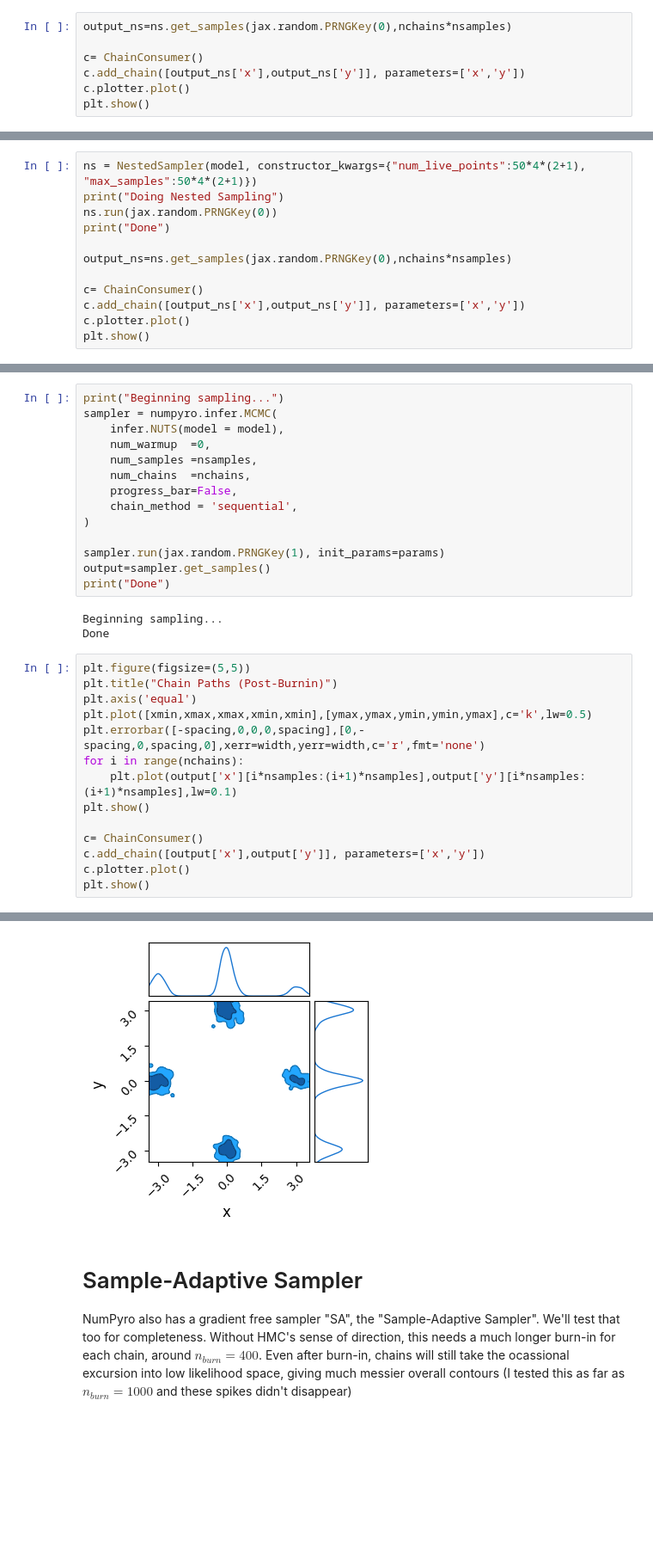
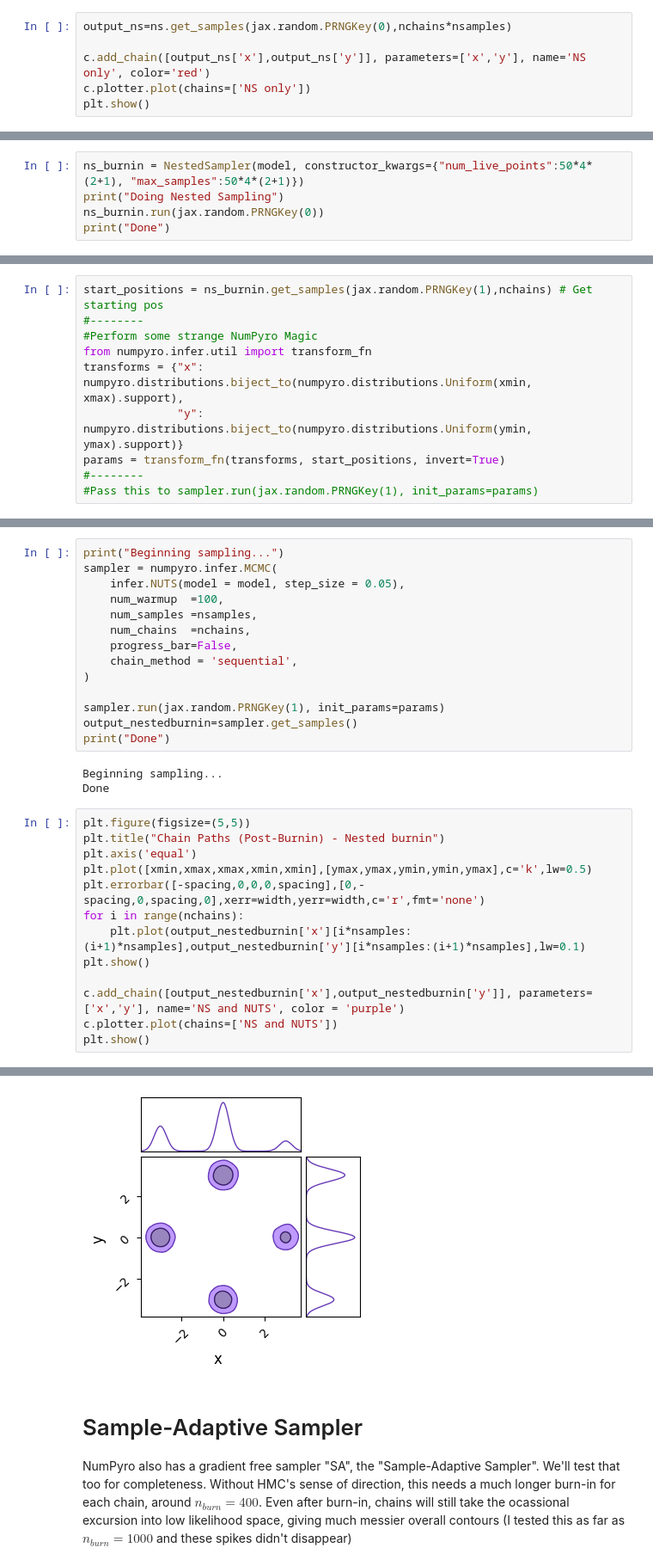
Before and after one commit to HughMcDougall/HMJavelin, a Jupyter notebook: NumpyroTests/BurnInTest.ipynb, the cells around one changed output, grey strips where cells are left out. Shown: that part at 86% size. Drawn from its saved outputs; the diff is of its cells as text; blank space fills up the shorter version.

```diff
--- a/NumpyroTests/BurnInTest.ipynb
+++ b/NumpyroTests/BurnInTest.ipynb
@@ -142,8 +143,7 @@ In the same number of evaluations as NUTS needed to burn-in, nested sampling has
 # %%
 output_ns=ns.get_samples(jax.random.PRNGKey(0),nchains*nsamples)
 
-c= ChainConsumer()
-c.add_chain([output_ns['x'],output_ns['y']], parameters=['x','y'])
-c.plotter.plot()
+c.add_chain([output_ns['x'],output_ns['y']], parameters=['x','y'], name='NS only', color='red')
+c.plotter.plot(chains=['NS only'])
 plt.show()
 # %% [output]
@@ -161,15 +158,8 @@ Chains starting correctly but not moving. Likely need to pre-set step size, whic
 # %%
-ns = NestedSampler(model, constructor_kwargs={"num_live_points":50*4*(2+1), "max_samples":50*4*(2+1)})
+ns_burnin = NestedSampler(model, constructor_kwargs={"num_live_points":50*4*(2+1), "max_samples":50*4*(2+1)})
 print("Doing Nested Sampling")
-ns.run(jax.random.PRNGKey(0))
+ns_burnin.run(jax.random.PRNGKey(0))
 print("Done")
-
-output_ns=ns.get_samples(jax.random.PRNGKey(0),nchains*nsamples)
-
-c= ChainConsumer()
-c.add_chain([output_ns['x'],output_ns['y']], parameters=['x','y'])
-c.plotter.plot()
-plt.show()
 # %% [output]
 Doing Nested Sampling
 Done
@@ -188,0 +166,10 @@ params = transform_fn(transforms, start_positions, invert=True)
+# %%
+start_positions = ns_burnin.get_samples(jax.random.PRNGKey(1),nchains) # Get starting pos
+#--------
+#Perform some strange NumPyro Magic
+from numpyro.infer.util import transform_fn
+transforms = {"x": numpyro.distributions.biject_to(numpyro.distributions.Uniform(xmin, xmax).support),
+              "y": numpyro.distributions.biject_to(numpyro.distributions.Uniform(ymin, ymax).support)}
+params = transform_fn(transforms, start_positions, invert=True)
+#--------
+#Pass this to sampler.run(jax.random.PRNGKey(1), init_params=params)
@@ -189,8 +178,8 @@ params = transform_fn(transforms, start_positions, invert=True)
 # %%
 print("Beginning sampling...")
 sampler = numpyro.infer.MCMC(
-    infer.NUTS(model = model),
-    num_warmup  =0,
+    infer.NUTS(model = model, step_size = 0.05),
+    num_warmup  =100,
     num_samples =nsamples,
     num_chains  =nchains,
     progress_bar=False,
@@ -198,23 +187,22 @@ sampler = numpyro.infer.MCMC(
 )
 
 sampler.run(jax.random.PRNGKey(1), init_params=params)
-output=sampler.get_samples()
+output_nestedburnin=sampler.get_samples()
 print("Done")
 # %% [output]
 Beginning sampling...
 Done
 # %%
 plt.figure(figsize=(5,5))
-plt.title("Chain Paths (Post-Burnin)")
+plt.title("Chain Paths (Post-Burnin) - Nested burnin")
 plt.axis('equal')
 plt.plot([xmin,xmax,xmax,xmin,xmin],[ymax,ymax,ymin,ymin,ymax],c='k',lw=0.5)
 plt.errorbar([-spacing,0,0,0,spacing],[0,-spacing,0,spacing,0],xerr=width,yerr=width,c='r',fmt='none')
 for i in range(nchains):
-    plt.plot(output['x'][i*nsamples:(i+1)*nsamples],output['y'][i*nsamples:(i+1)*nsamples],lw=0.1)
+    plt.plot(output_nestedburnin['x'][i*nsamples:(i+1)*nsamples],output_nestedburnin['y'][i*nsamples:(i+1)*nsamples],lw=0.1)
 plt.show()
 
-c= ChainConsumer()
-c.add_chain([output['x'],output['y']], parameters=['x','y'])
-c.plotter.plot()
+c.add_chain([output_nestedburnin['x'],output_nestedburnin['y']], parameters=['x','y'], name='NS and NUTS', color = 'purple')
+c.plotter.plot(chains=['NS and NUTS'])
 plt.show()
 # %% [output]
@@ -224,4 +214,4 @@ WARNING:chainconsumer:Parameter y in chain Chain 0 is not constrained
-[figure, old version]
+[figure, new version]
 # %% [markdown]
 # Sample-Adaptive Sampler
 NumPyro also has a gradient free sampler "SA", the "Sample-Adaptive Sampler". We'll test that too for completeness. Without  HMC's sense of direction, this needs a much longer burn-in for each chain, around $n_{burn}=400$. Even after burn-in, chains will still take the ocassional excursion into low likelihood space, giving much messier overall contours (I tested this as far as $n_{burn}=1000$ and these spikes didn't disappear)
```
Also changed, not shown: parts of 23 cells of this notebook, 8 other files.
